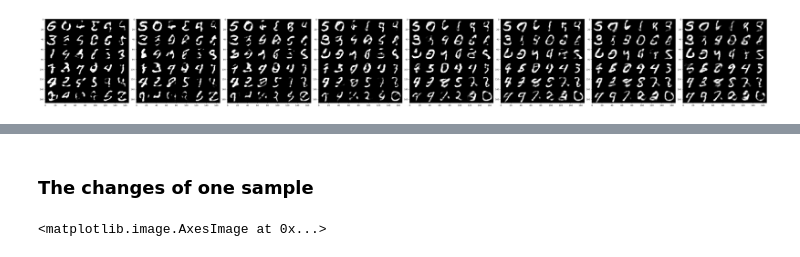
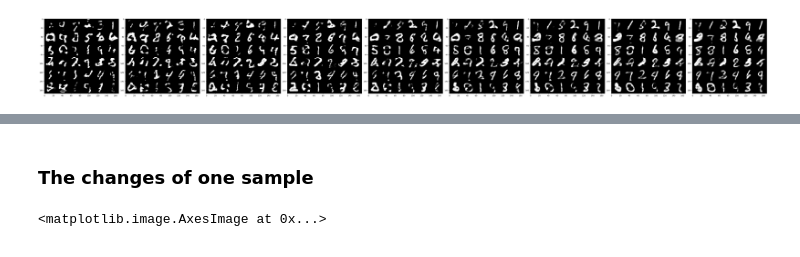
Before and after one commit to wangxuuu/LSGM-demo, a Jupyter notebook: DAE_mnist.ipynb, the cells around one changed output, grey strips where cells are left out. Saved outputs shown, nothing was run; the diff lists cells and outputs as text; code cells hidden in the pictures.

```diff
--- a/DAE_mnist.ipynb
+++ b/DAE_mnist.ipynb
@@ -38,7 +41,7 @@ load_available = True
 image_size = 784
 h_dim = 400
 z_dim = 20
-num_epochs = 15
+num_epochs = 100
 batch_size = 128
 learning_rate = 1e-3
 
@@ -136,7 +139,7 @@ for epoch in range(num_epochs):
         # z_ = forward_proc(z, sigma_min, sigma_max, n_steps, device=device, only_final=True)
         # sample = dynamic.sampling(x.shape[0], z_dim, sample=z_, only_final=True)
 
-        sample = Euler_Maruyama_sampler(sn, marginal_prob_std_fn, diffusion_coeff_fn, dim=z_dim, batch_size=x.shape[0], num_steps=100, device=device)
+        sample = Euler_Maruyama_sampler(sn, marginal_prob_std_fn, diffusion_coeff_fn, dim=z_dim, batch_size=x.shape[0], num_steps=500, device=device)
 
         # sample = dynamic.sampling(x.shape[0], z_dim, only_final=True)
         out = vae.decode(sample).view(-1, 1, 28, 28)
@@ -193,20 +192,20 @@ def ani_imshow(sample, sampling_number = 64):
 # %%
 only_final = False
 n_steps = 8
 test_size = 36
 # dynamic = AnnealedLangevinDynamic(sigma_min, sigma_max, n_steps, annealed_step, sn, device, eps=eps)
 # sample = dynamic.sampling(test_size, z_dim, only_final=False)
-sample = Euler_Maruyama_sampler(sn, marginal_prob_std_fn, diffusion_coeff_fn, dim=z_dim, batch_size=test_size, num_steps=100, device=device, only_final=False)
+sample = Euler_Maruyama_sampler(sn, marginal_prob_std_fn, diffusion_coeff_fn, dim=z_dim, batch_size=test_size, num_steps=500, device=device, only_final=False)
 diffuse_data = vae.decode(sample)
 
 step_size = sample.size(0)
 fig, axs = plt.subplots(1, step_size, figsize=(step_size * 6, 6), constrained_layout = True)
 for i in range(step_size):
     diff_data = diffuse_data[i].view(-1, 1, 28, 28)
     axs[i].imshow(ani_imshow(diff_data, sampling_number = test_size), animated=True, cmap = 'gray')
     # plt.show()
 # %% [output]
-[figure, old version]
+[figure, new version]
 # %%
 from torchvision.utils import make_grid
 
```
Also changed, not shown: parts of 8 cells of this notebook, 1 other file.
